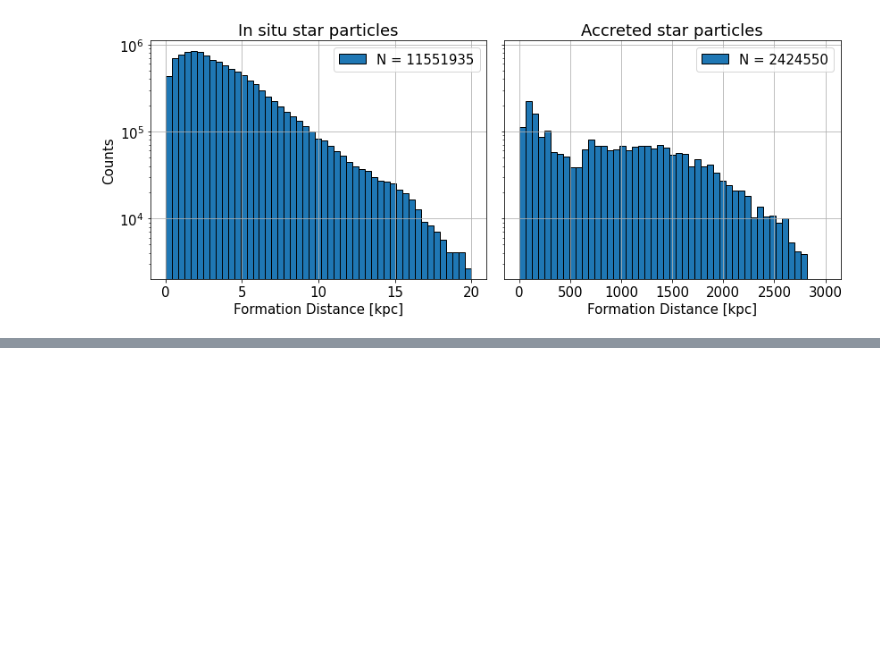
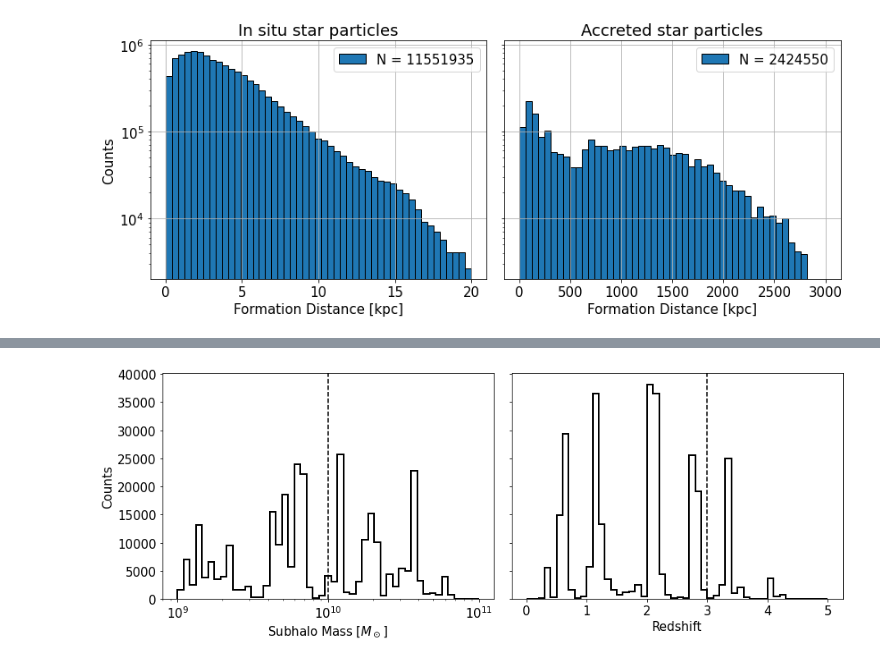
Before and after one commit to trivnguyen/gaia_merger_classification, a Jupyter notebook: label_star_particles.ipynb, the cells around one changed output, grey strips where cells are left out. Saved outputs shown, nothing was run; the diff lists cells and outputs as text; code cells hidden in the pictures; blank space fills up the shorter version.

Commit message:
add classification based on mass and redshift of original subhalo of accreted stars; add corresponding plots

```diff
--- a/label_star_particles.ipynb
+++ b/label_star_particles.ipynb
@@ -122,0 +139,4 @@ with h5py.File('star_particle_labels.h5', 'w') as f:
+# %%
+# use pandas to read CSV tabel with the accretion history of stars
+df = pd.read_csv('stars_accretion_history_m12i.csv')
+df
@@ -122,0 +157,18 @@ with h5py.File('star_particle_labels.h5', 'w') as f:
+# %%
+# read in properties of interest
+# this includes: mass properties of the subhalo and redshift
+properties = ['id_stars', 'subhalo_mass_stars', 'subhalo_peak_mass', 'subhalo_stellar_mass_stars',
+              'redshift_stars']
+temp = df[properties].to_numpy()
+data = {}
+for i, prop in enumerate(properties):
+    data[prop] = temp[:, i]
+
+# below 10^9 solar mass, FIRE does not have sufficient mass resolution,
+# so we want to consider only stars with subhalo mass above 10^9
+mask = (data['subhalo_mass_stars'] > 1e9)
+for k, v, in data.items():
+    data[k] = v[mask]
+
+# check if redshift and subhalo mass is available for all stars
+np.where(np.isnan(data['redshift_stars'])), np.where(np.isnan(data['subhalo_mass_stars']))
@@ -122,0 +221,23 @@ with h5py.File('star_particle_labels.h5', 'w') as f:
+# %%
+# plot the mass and redshift histograms of each population of stars
+fig, (ax1, ax2) = plt.subplots(1, 2, sharey=True, figsize=(13, 5))
+
+bins = 10**np.linspace(9, 11, 50)
+ax1.hist(data['subhalo_mass_stars'], bins=bins,
+         histtype='step', lw='2', color='k')
+ax1.axvline(mass_thres, color='k', ls='--')
+ax1.set_xscale('log')
+ax1.set_xlabel(r'Subhalo Mass [$M_\odot$]')
+ax1.set_ylabel('Counts')
+
+bins = 50
+ax2.hist(data['redshift_stars'], bins=bins, range=(0, 5),
+         histtype='step', lw='2', color='k')
+ax2.axvline(z_thres, color='k', ls='--')
+ax2.set_xlabel(r'Redshift')
+
+fig.tight_layout()
+fig.savefig('plots/accretion_properties_particles.png',
+            bbox_inches='tight', dpi=300)
+# %% [output]
+[figure, added]
```
Also changed, not shown: parts of 12 cells of this notebook, 3 other files.
